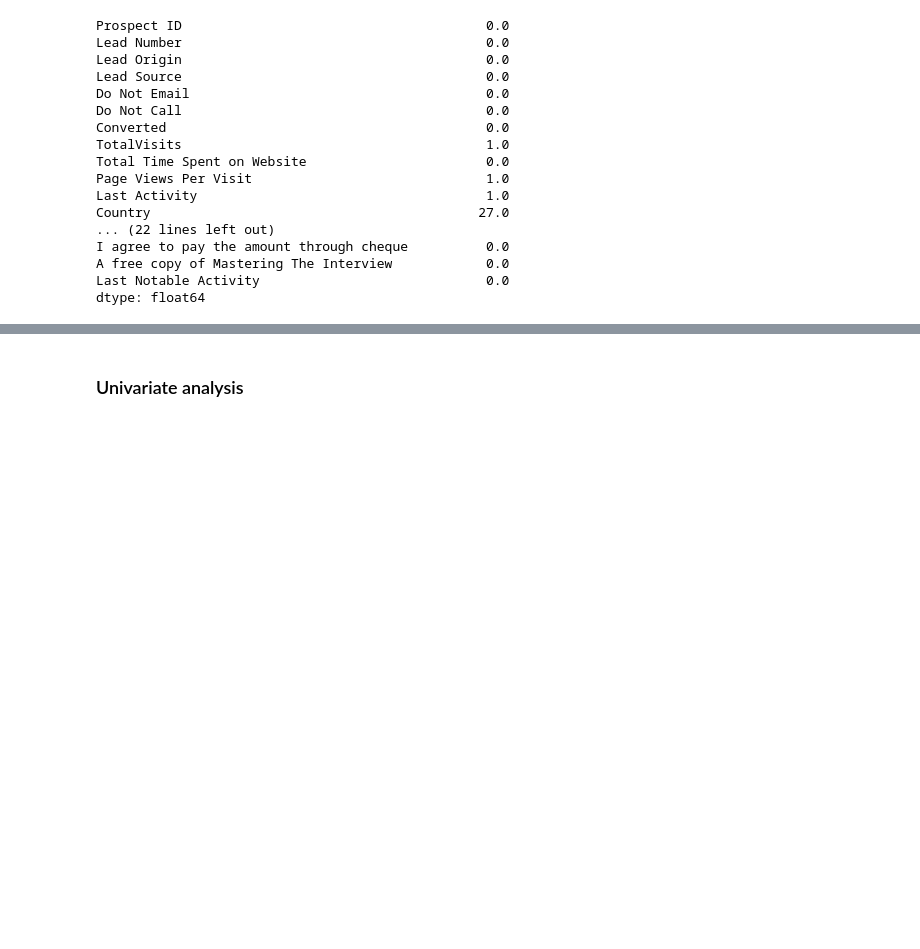
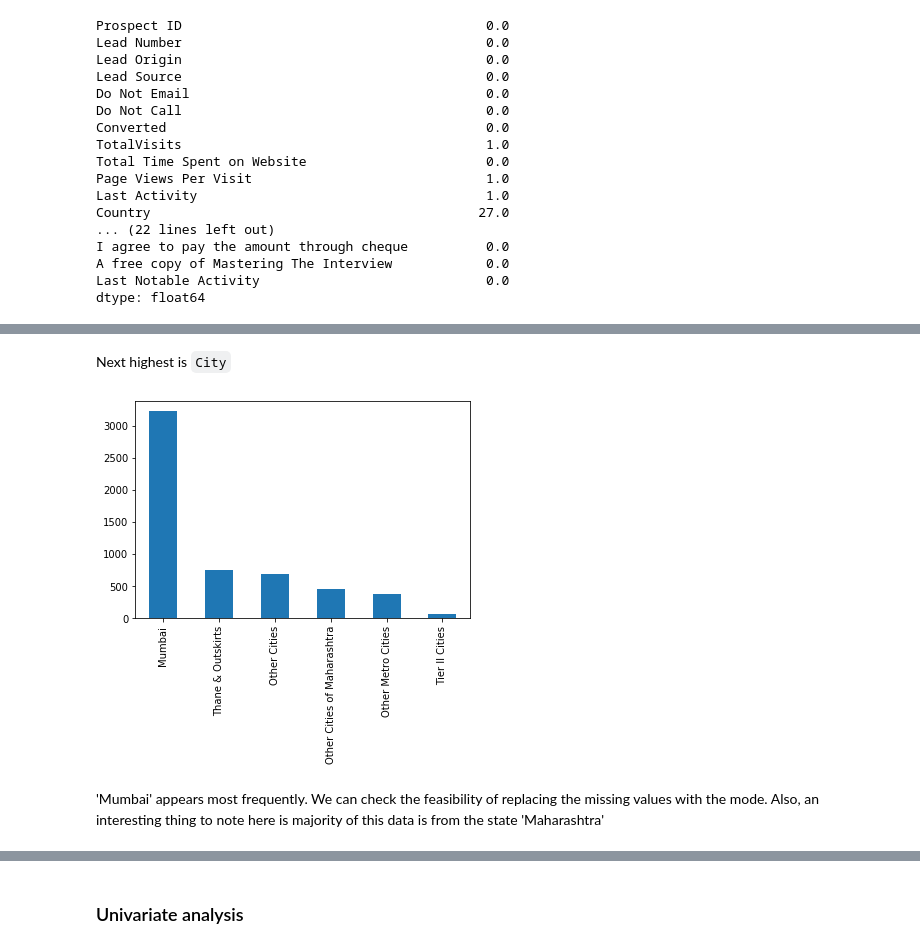
Before and after one commit to shaunakbatra/Project, a Jupyter notebook: Lead Scoring Case Study.ipynb, the cells around one changed output, grey strips where cells are left out. Drawn from its saved outputs; the diff is of its cells as text; code cells hidden in the pictures; blank space fills up the shorter version.

```diff
--- a/Lead Scoring Case Study.ipynb
+++ b/Lead Scoring Case Study.ipynb
@@ -99,0 +218,5 @@ dtype: float64
+# %%
+#Dropping columns
+df.drop(["Asymmetrique Activity Index", "Asymmetrique Profile Index","Asymmetrique Activity Score",
+         "Asymmetrique Profile Score"],axis=1,inplace=True)
+len(df.columns)
@@ -99,0 +246,9 @@ dtype: float64
+# %% [markdown]
+Next highest is `City`
+# %%
+df['City'].value_counts().plot.bar()
+plt.show()
+# %% [output]
+[figure, added]
+# %% [markdown]
+'Mumbai' appears most frequently. We can check the feasibility of replacing the missing values with the mode. Also, an interesting thing to note here is majority of this data is from the state 'Maharashtra'
```
Also changed, not shown: parts of 45 cells of this notebook.
